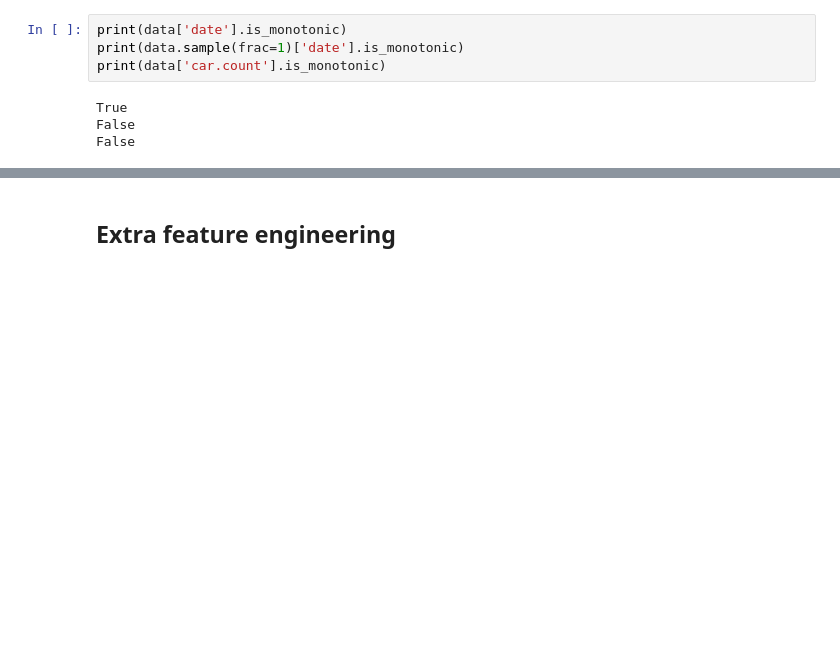
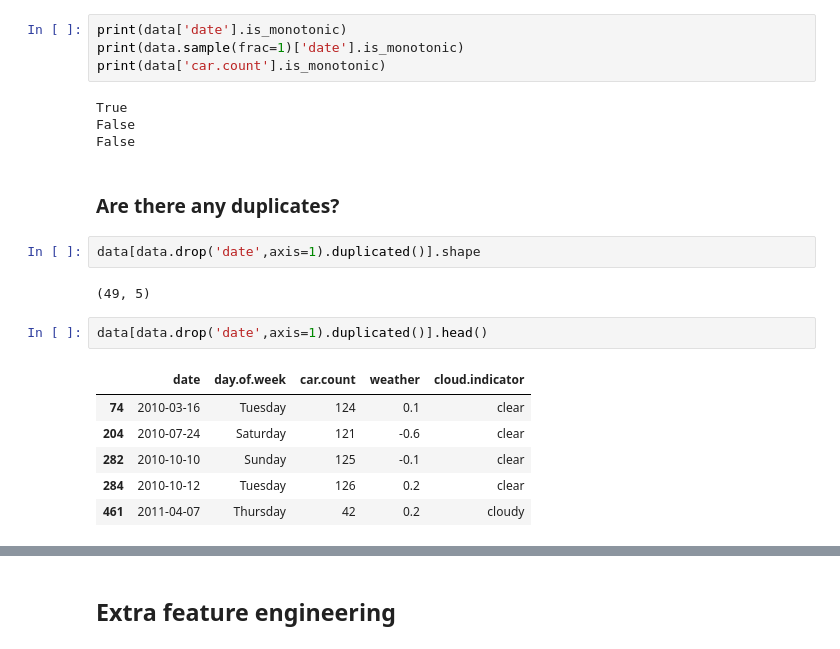
Before and after one commit to emindeniz/Norbital, a Jupyter notebook: Orbital_Emin_Ozkan.ipynb, the cells around one changed output, grey strips where cells are left out. Saved outputs shown, nothing was run; the diff lists cells and outputs as text; blank space fills up the shorter version.

Commit message:
add duplicate examination

```diff
--- a/Orbital_Emin_Ozkan.ipynb
+++ b/Orbital_Emin_Ozkan.ipynb
@@ -106,3 +106,18 @@ print(data['car.count'].is_monotonic)
 True
 False
 False
+# %% [markdown]
+### Are there any duplicates?
+# %%
+data[data.drop('date',axis=1).duplicated()].shape
+# %% [output]
+(49, 5)
+# %%
+data[data.drop('date',axis=1).duplicated()].head()
+# %% [output]
+|  | date | day.of.week | car.count | weather | cloud.indicator |
+| 74 | 2010-03-16 | Tuesday | 124 | 0.1 | clear |
+| 204 | 2010-07-24 | Saturday | 121 | -0.6 | clear |
+| 282 | 2010-10-10 | Sunday | 125 | -0.1 | clear |
+| 284 | 2010-10-12 | Tuesday | 126 | 0.2 | clear |
+| 461 | 2011-04-07 | Thursday | 42 | 0.2 | cloudy |
```
Also changed, not shown: parts of 4 cells of this notebook, 1 other file.
